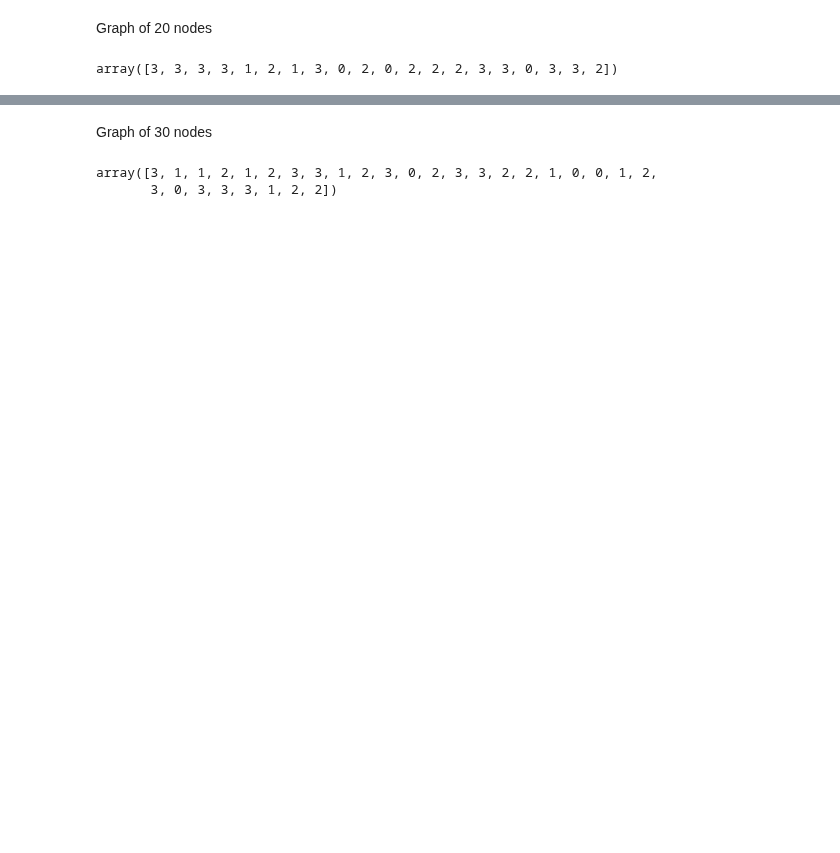
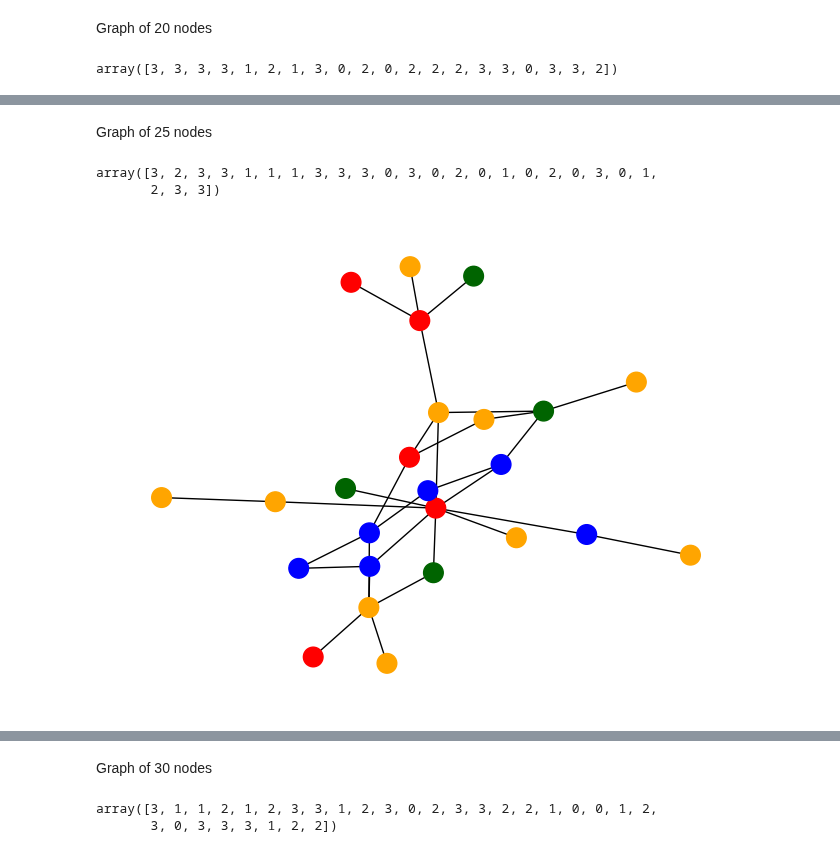
Before and after one commit to pallabee/master-thesis, a Jupyter notebook: evaluation/motif_detection/motif_dblp_syn_vae.ipynb, the cells around one changed output, grey strips where cells are left out. Cells and saved outputs as stored; diff of their text form; code cells hidden in the pictures; blank space fills up the shorter version.

```diff
--- a/evaluation/motif_detection/motif_dblp_syn_vae.ipynb
+++ b/evaluation/motif_detection/motif_dblp_syn_vae.ipynb
@@ -125,4 +125,15 @@ plot_graph(H)
+# %% [markdown]
+Graph of 25 nodes
 # %%
-# G25 = nx.read_gexf(path + 'graph_19.gexf')
-# plot_graph(G25)
+G25 = nx.read_gexf(path + 'sync999745225307_G25.gexf')
+node_class_syn = torch.load(path + 'sync999745225307_node_class25.pt').detach().numpy()
+node_class_syn
+# %% [output]
+array([3, 2, 3, 3, 1, 1, 1, 3, 3, 3, 0, 3, 0, 2, 0, 1, 0, 2, 0, 3, 0, 1,
+       2, 3, 3])
+# %%
+nx.set_node_attributes(G25, dict(zip(G25.nodes(), node_class_syn)), 'class')
+plot_graph(G25)
+# %% [output]
+[figure, added]
 # %%
```
Also changed, not shown: parts of 14 cells of this notebook, 2 other files.
